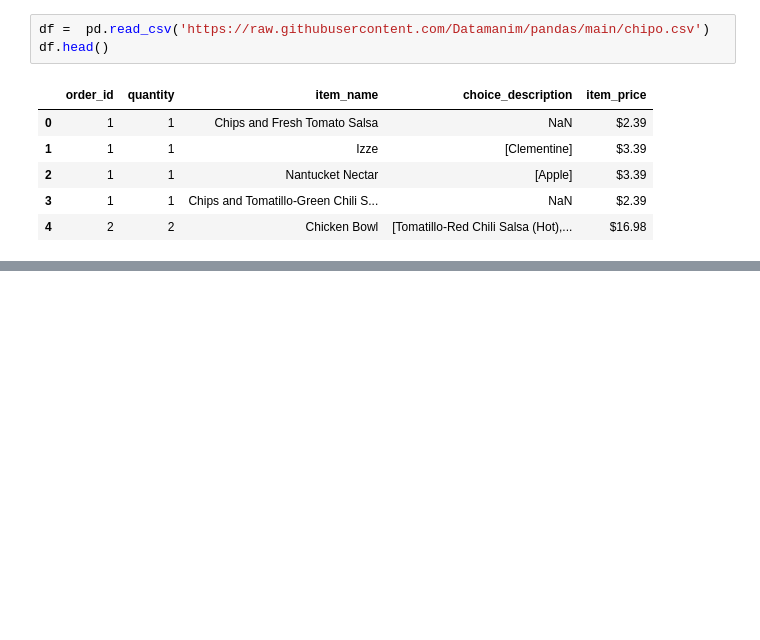
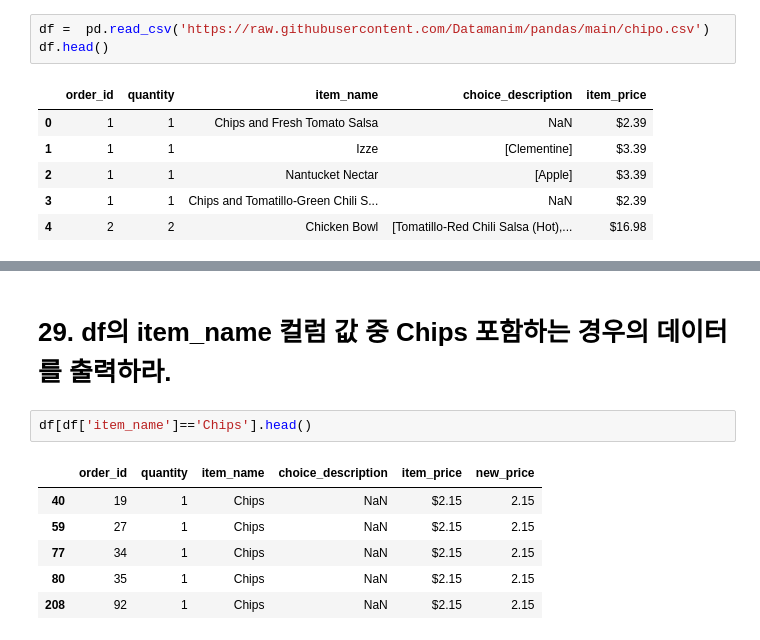
Before and after one commit to IlTACK-OH/pandas_practice, a Jupyter notebook: Pandas_exercise100.ipynb, the cells around one changed output, grey strips where cells are left out. Drawn from its saved outputs; the diff is of its cells as text; blank space fills up the shorter version.

```diff
--- a/Pandas_exercise100.ipynb
+++ b/Pandas_exercise100.ipynb
@@ -228,0 +312,11 @@ df.head()
+# %% [markdown]
+# 29. df의 item_name 컬럼 값 중 Chips 포함하는 경우의 데이터를 출력하라.
+# %%
+df[df['item_name']=='Chips'].head()
+# %% [output]
+|  | order_id | quantity | item_name | choice_description | item_price | new_price |
+| 40 | 19 | 1 | Chips | NaN | $2.15 | 2.15 |
+| 59 | 27 | 1 | Chips | NaN | $2.15 | 2.15 |
+| 77 | 34 | 1 | Chips | NaN | $2.15 | 2.15 |
+| 80 | 35 | 1 | Chips | NaN | $2.15 | 2.15 |
+| 208 | 92 | 1 | Chips | NaN | $2.15 | 2.15 |
```
Also changed, not shown: parts of 21 cells of this notebook.
